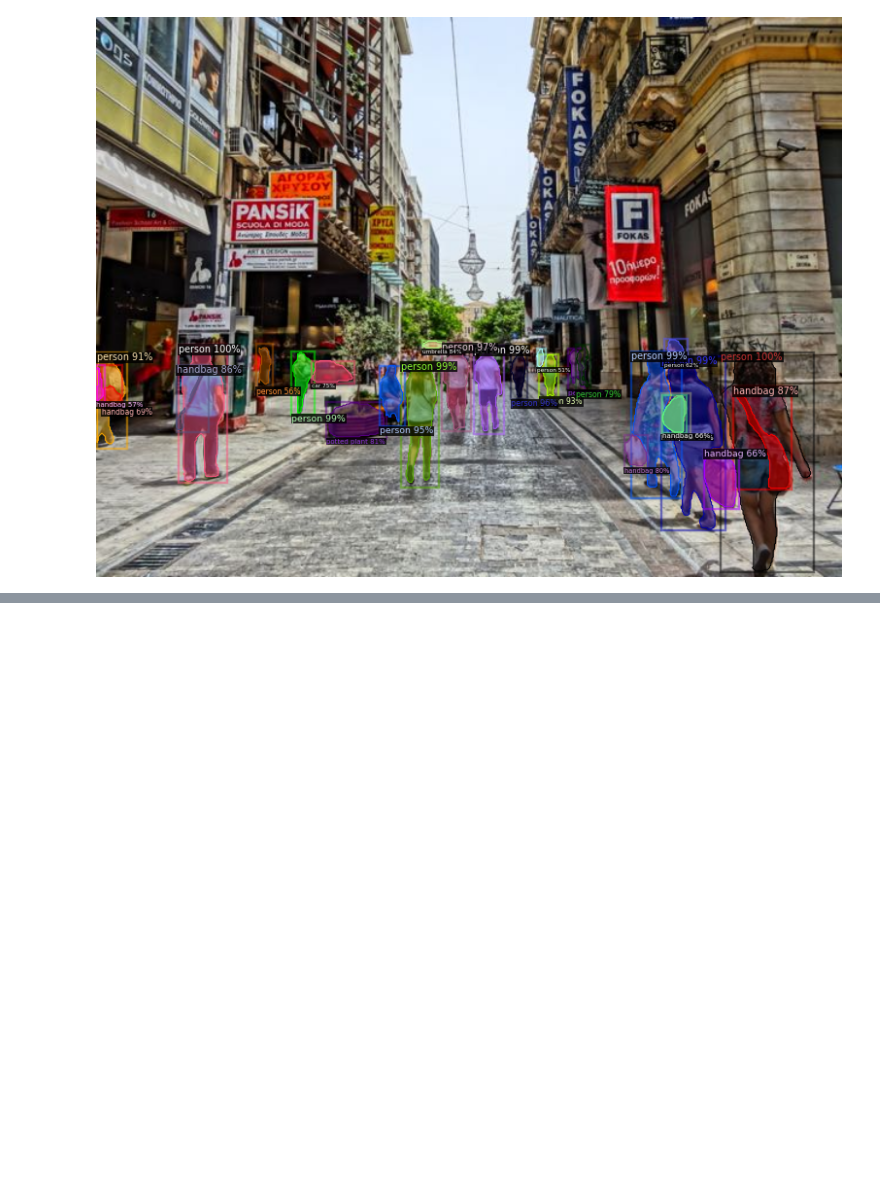
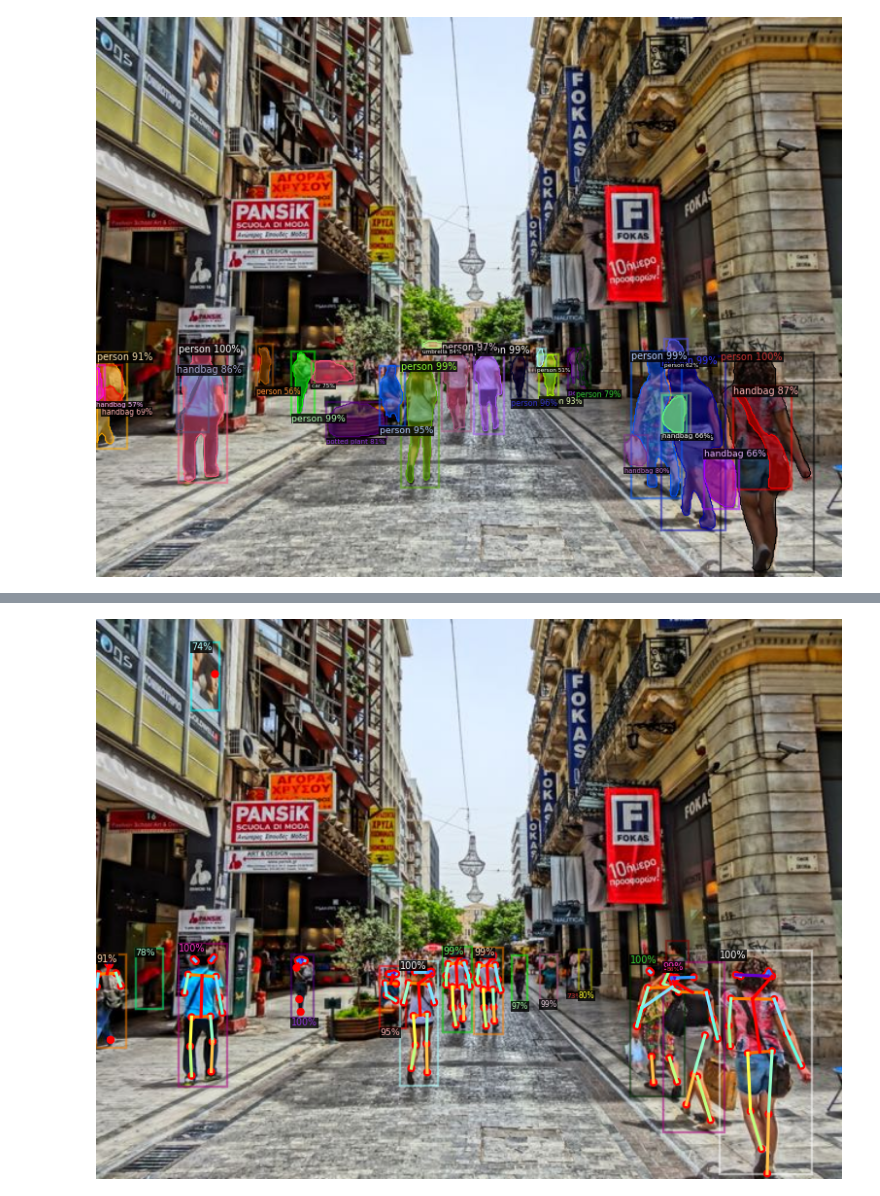
Before and after one commit to GiorgosTsal/Computational-Intelligence-Neural-Networks, a Jupyter notebook: src/part_2(detectron2).ipynb, the cells around one changed output, grey strips where cells are left out. Drawn from its saved outputs; the diff is of its cells as text; code cells hidden in the pictures; blank space fills up the shorter version.

Commit message:
implement keypoint detection model and panoptic segmentation model

```diff
--- a/src/part_2(detectron2).ipynb
+++ b/src/part_2(detectron2).ipynb
@@ -121,3 +121,15 @@ v = v.draw_instance_predictions(outputs["instances"].to("cpu"))
 cv2_imshow(v.get_image()[:, :, ::-1])
 # %% [output]
 [figure]
+# %%
+# Inference with a keypoint detection model
+cfg = get_cfg()
+cfg.merge_from_file(model_zoo.get_config_file("COCO-Keypoints/keypoint_rcnn_R_50_FPN_3x.yaml"))
+cfg.MODEL.ROI_HEADS.SCORE_THRESH_TEST = 0.7  # set threshold for this model
+cfg.MODEL.WEIGHTS = "detectron2://COCO-Keypoints/keypoint_rcnn_R_50_FPN_3x/137849621/model_final_a6e10b.pkl"
+predictor = DefaultPredictor(cfg)
+outputs = predictor(im)
+v = Visualizer(im[:,:,::-1], MetadataCatalog.get(cfg.DATASETS.TRAIN[0]), scale=1.2)
+v = v.draw_instance_predictions(outputs["instances"].to("cpu"))
+cv2_imshow(v.get_image()[:, :, ::-1])
+# %% [output]
@@ -123,0 +137 @@ cv2_imshow(v.get_image()[:, :, ::-1])
+[figure, added]
```
Also changed, not shown: parts of 2 cells of this notebook.
